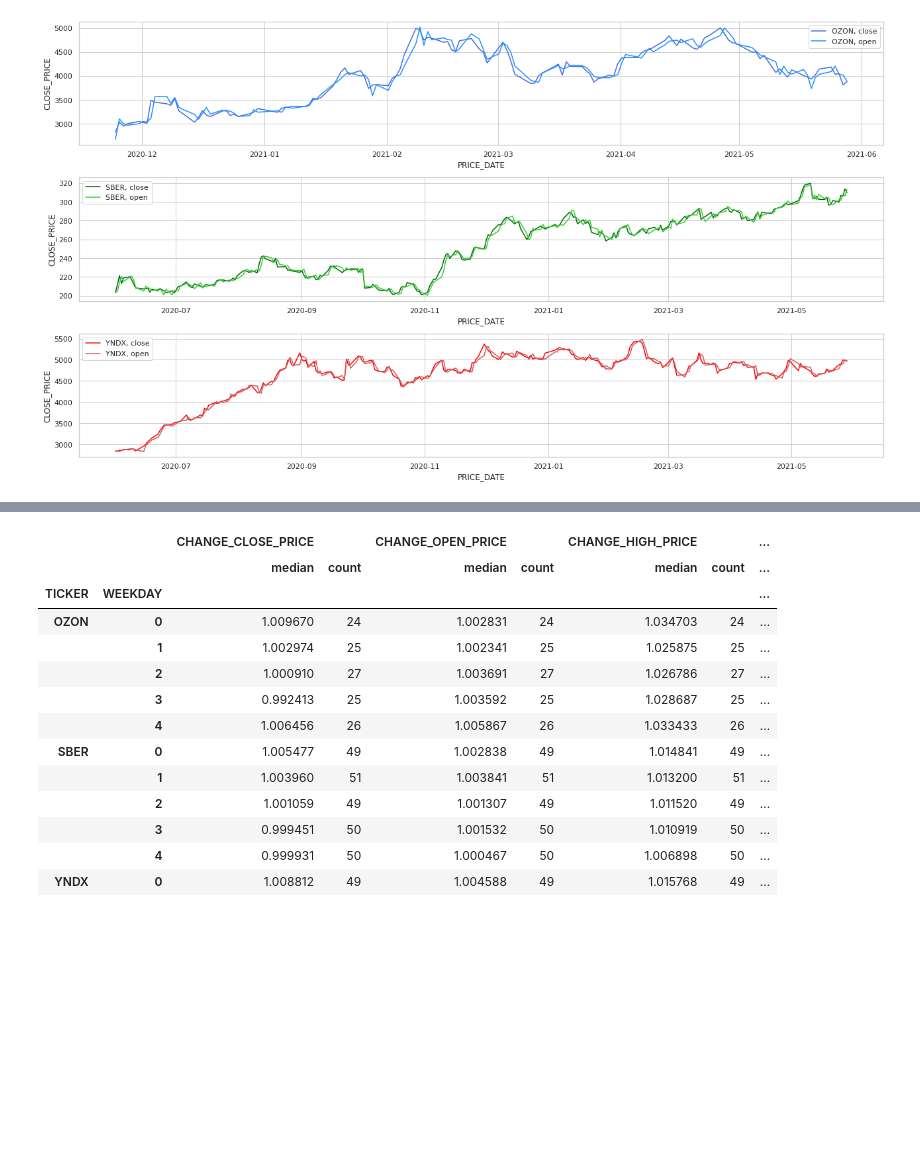
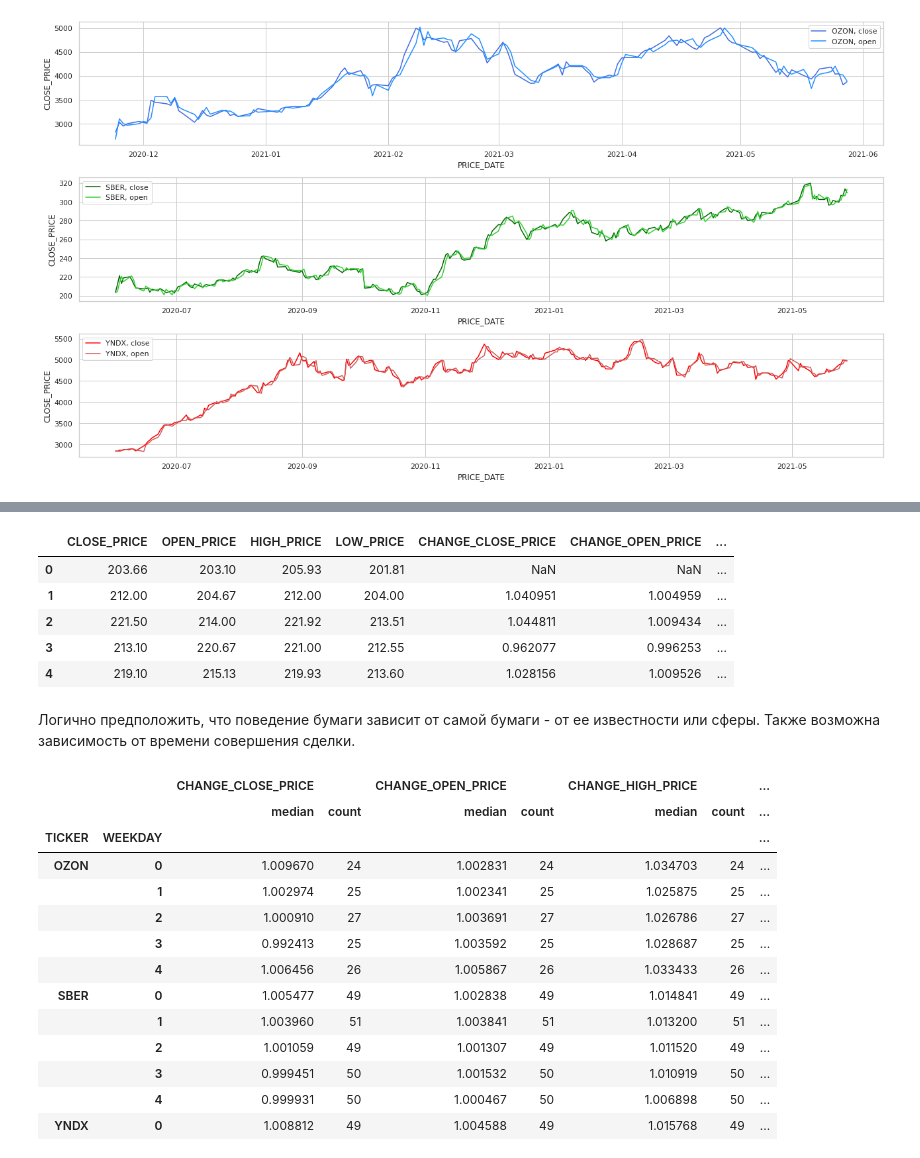
Before and after one commit to Mioumimia/stocks_pet_project, a Jupyter notebook: Part2_data_analyse.ipynb, the cells around one changed output, grey strips where cells are left out. Drawn from its saved outputs; the diff is of its cells as text; code cells hidden in the pictures; blank space fills up the shorter version.

```diff
--- a/Part2_data_analyse.ipynb
+++ b/Part2_data_analyse.ipynb
@@ -127,6 +146,28 @@ for field in prices_columns:
         stocks_daily_df_3[field]
         / stocks_daily_df_3.groupby("TICKER")["CLOSE_PRICE"].shift()
     )
+# %%
+df_1[
+    [
+        "CLOSE_PRICE",
+        "OPEN_PRICE",
+        "HIGH_PRICE",
+        "LOW_PRICE",
+        "CHANGE_CLOSE_PRICE",
+        "CHANGE_OPEN_PRICE",
+        "CHANGE_HIGH_PRICE",
+        "CHANGE_LOW_PRICE",
+    ]
+].head(5)
+# %% [output]
+|  | CLOSE_PRICE | OPEN_PRICE | HIGH_PRICE | LOW_PRICE | CHANGE_CLOSE_PRICE | CHANGE_OPEN_PRICE | ... |
+| 0 | 203.66 | 203.10 | 205.93 | 201.81 | NaN | NaN | ... |
+| 1 | 212.00 | 204.67 | 212.00 | 204.00 | 1.040951 | 1.004959 | ... |
+| 2 | 221.50 | 214.00 | 221.92 | 213.51 | 1.044811 | 1.009434 | ... |
+| 3 | 213.10 | 220.67 | 221.00 | 212.55 | 0.962077 | 0.996253 | ... |
+| 4 | 219.10 | 215.13 | 219.93 | 213.60 | 1.028156 | 1.009526 | ... |
+# %% [markdown]
+Логично предположить, что поведение бумаги зависит от самой бумаги - от ее известности или сферы. Также возможна зависимость от времени совершения сделки.
 # %%
 df_1.groupby(["TICKER", "WEEKDAY"])[
     ["CHANGE_CLOSE_PRICE", "CHANGE_OPEN_PRICE", "CHANGE_HIGH_PRICE", "CHANGE_LOW_PRICE"]
```
Also changed, not shown: parts of 26 cells of this notebook, 4 other files.
